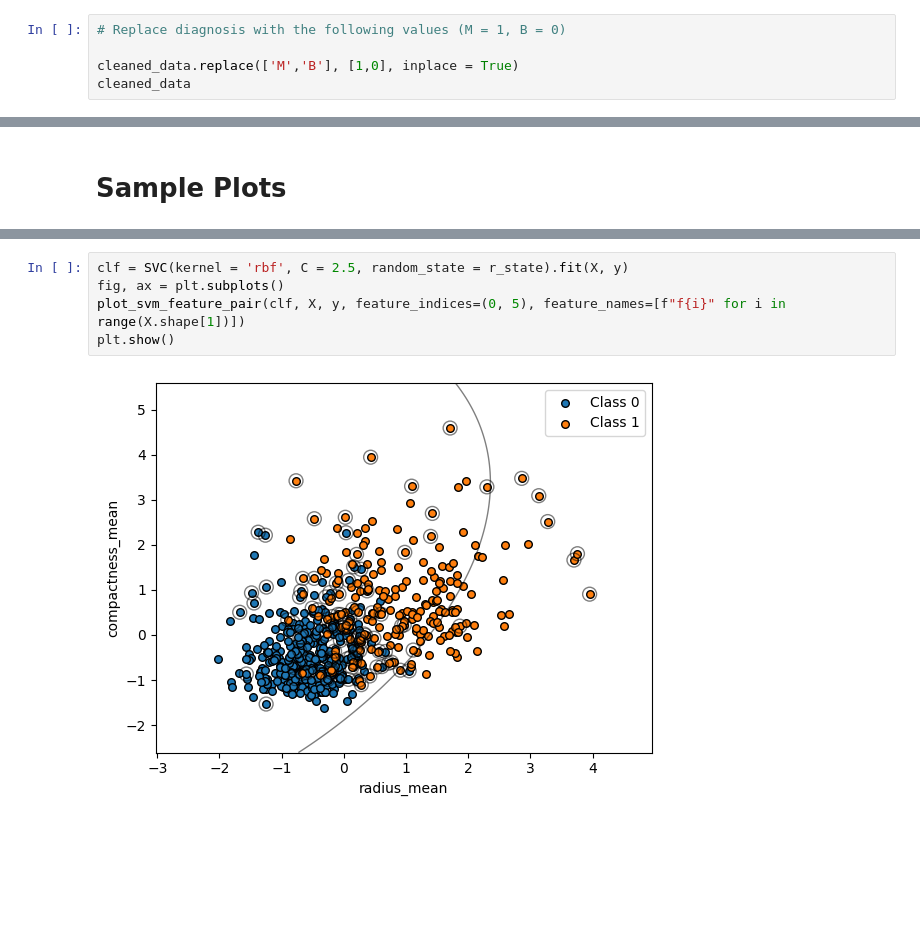
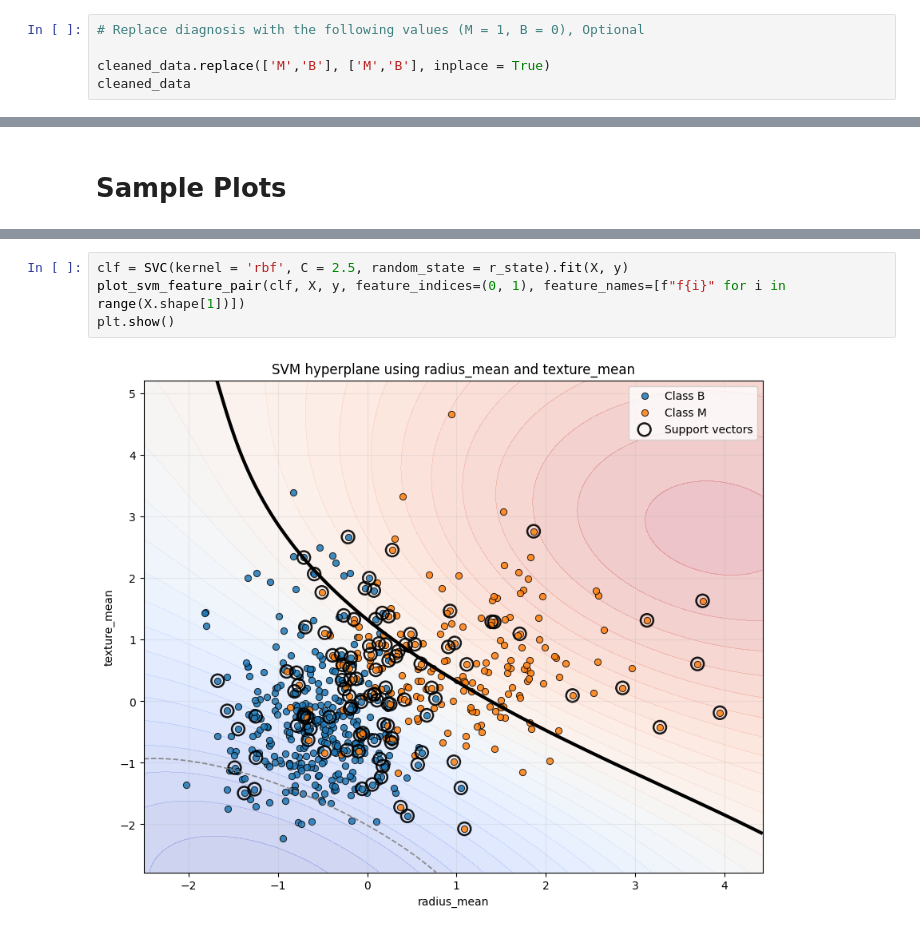
Before and after one commit to renatomaaliw3/public_files, a Jupyter notebook: CPE Electives (1 - 3)/01. Lectures Notebook/56. Support Vector Machines/CPE21_Support_Vector_Machine_(Breast_Cancer).ipynb, the cells around one changed output, grey strips where cells are left out. Drawn from its saved outputs; the diff is of its cells as text; blank space fills up the shorter version.

```diff
--- a/CPE Electives (1 - 3)/01. Lectures Notebook/56. Support Vector Machines/CPE21_Support_Vector_Machine_(Breast_Cancer).ipynb
+++ b/CPE Electives (1 - 3)/01. Lectures Notebook/56. Support Vector Machines/CPE21_Support_Vector_Machine_(Breast_Cancer).ipynb
@@ -160,9 +160,9 @@ cleaned_data['diagnosis'].unique()
 # %% [output]
 array(['M', 'B'], dtype=object)
 # %%
-# Replace diagnosis with the following values (M = 1, B = 0)
+# Replace diagnosis with the following values (M = 1, B = 0), Optional
 
-cleaned_data.replace(['M','B'], [1,0], inplace = True)
+cleaned_data.replace(['M','B'], ['M','B'], inplace = True)
 cleaned_data
 # %% [output]
 |  | diagnosis | radius_mean | texture_mean | perimeter_mean | area_mean | smoothness_mean | compactness_mean | ... |
@@ -591,7 +691,6 @@ def plot_svm_feature_pair(model, X, y, feature_indices=(0, 1), feature_names=Non
 # %%
 clf = SVC(kernel = 'rbf', C = 2.5, random_state = r_state).fit(X, y)
-fig, ax = plt.subplots()
-plot_svm_feature_pair(clf, X, y, feature_indices=(0, 5), feature_names=[f"f{i}" for i in range(X.shape[1])])
+plot_svm_feature_pair(clf, X, y, feature_indices=(0, 1), feature_names=[f"f{i}" for i in range(X.shape[1])])
 plt.show()
 # %% [output]
-[figure, old version]
+[figure, new version]
```
Also changed, not shown: parts of 17 cells of this notebook.
